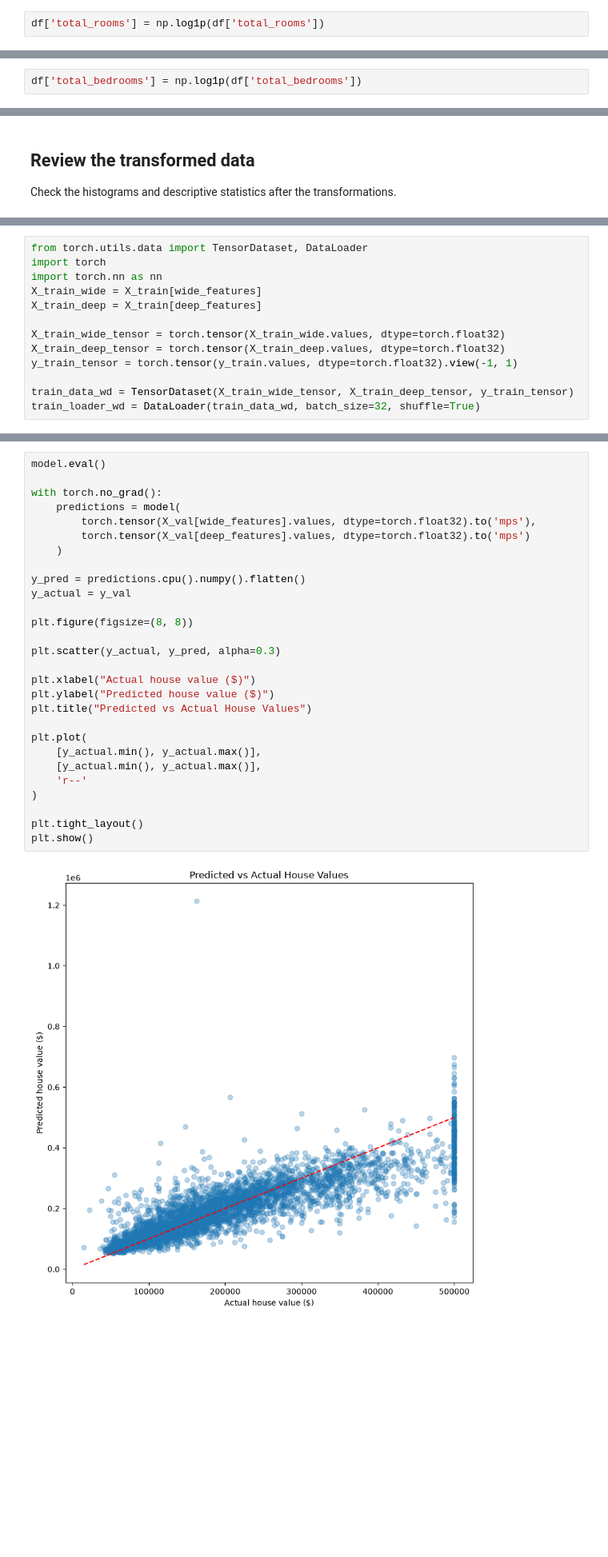
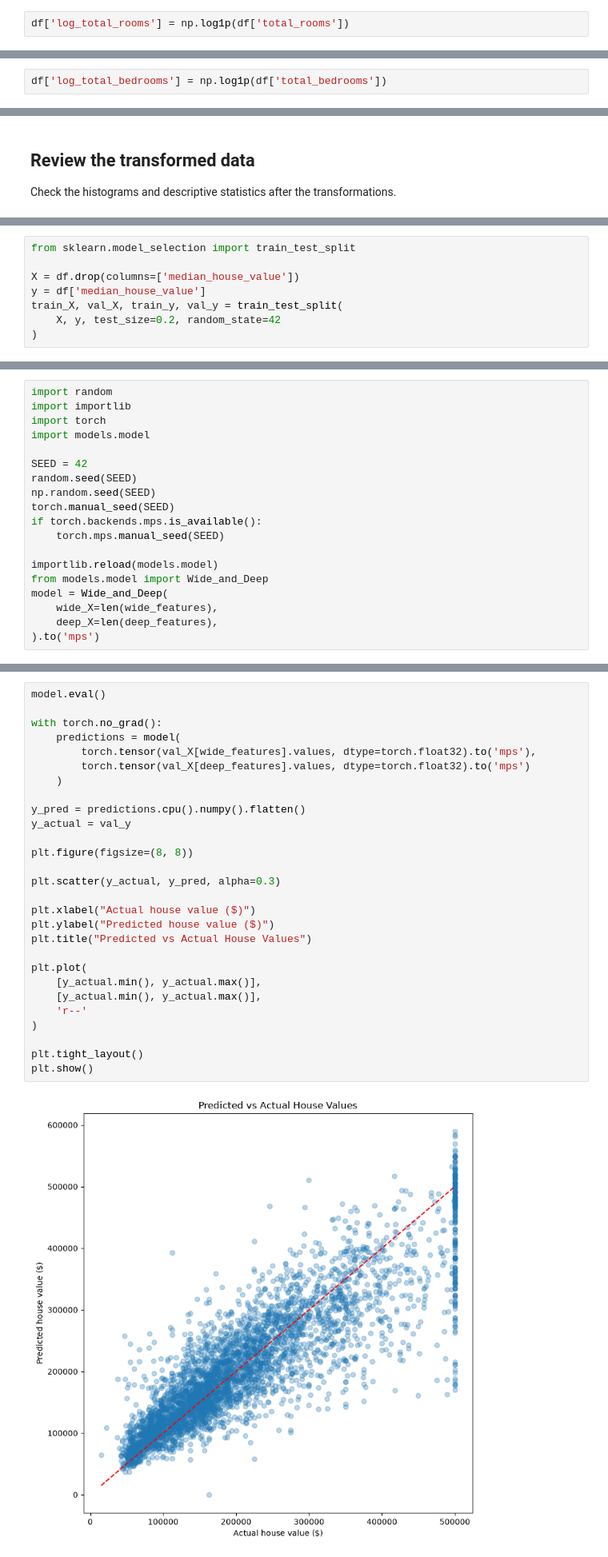
Before and after one commit to skyaax/HousePrediction, a Jupyter notebook: sample.ipynb, the cells around one changed output, grey strips where cells are left out. Shown at 80% size. Cells and saved outputs as stored; diff of their text form; blank space fills up the shorter version.

```diff
--- a/sample.ipynb
+++ b/sample.ipynb
@@ -197,5 +210,5 @@ df['population_per_household'] = (
 
 Apply `log1p`, which calculates `log(1 + x)`, to the room and bedroom counts.
 # %%
-df['total_rooms'] = np.log1p(df['total_rooms'])
+df['log_total_rooms'] = np.log1p(df['total_rooms'])
 # %%
@@ -204,5 +217,5 @@ plt.show()
 # %% [output]
 [figure]
 # %%
-df['total_bedrooms'] = np.log1p(df['total_bedrooms'])
+df['log_total_bedrooms'] = np.log1p(df['total_bedrooms'])
 # %%
@@ -301,3 +327,11 @@ deep_features = [
     'ocean_proximity_NEAR OCEAN'
 ]
+# %%
+from sklearn.model_selection import train_test_split
+
+X = df.drop(columns=['median_house_value'])
+y = df['median_house_value']
+train_X, val_X, train_y, val_y = train_test_split(
+    X, y, test_size=0.2, random_state=42
+)
 # %%
@@ -345,14 +385,20 @@ X_val[numerical_features] = scaler.transform(
 # %%
-from torch.utils.data import TensorDataset, DataLoader
+import random
+import importlib
 import torch
-import torch.nn as nn
-X_train_wide = X_train[wide_features]
-X_train_deep = X_train[deep_features]
+import models.model
 
-X_train_wide_tensor = torch.tensor(X_train_wide.values, dtype=torch.float32)
-X_train_deep_tensor = torch.tensor(X_train_deep.values, dtype=torch.float32)
-y_train_tensor = torch.tensor(y_train.values, dtype=torch.float32).view(-1, 1)
+SEED = 42
+random.seed(SEED)
+np.random.seed(SEED)
+torch.manual_seed(SEED)
+if torch.backends.mps.is_available():
+    torch.mps.manual_seed(SEED)
 
-train_data_wd = TensorDataset(X_train_wide_tensor, X_train_deep_tensor, y_train_tensor)
-train_loader_wd = DataLoader(train_data_wd, batch_size=32, shuffle=True)
+importlib.reload(models.model)
+from models.model import Wide_and_Deep
+model = Wide_and_Deep(
+    wide_X=len(wide_features),
+    deep_X=len(deep_features),
+).to('mps')
 # %%
@@ -425,33 +479,33 @@ Validation MAR: 41602.98
 # %%
 model.eval()
 
 with torch.no_grad():
     predictions = model(
-        torch.tensor(X_val[wide_features].values, dtype=torch.float32).to('mps'),
-        torch.tensor(X_val[deep_features].values, dtype=torch.float32).to('mps')
+        torch.tensor(val_X[wide_features].values, dtype=torch.float32).to('mps'),
+        torch.tensor(val_X[deep_features].values, dtype=torch.float32).to('mps')
     )
 
 y_pred = predictions.cpu().numpy().flatten()
-y_actual = y_val
+y_actual = val_y
 
 plt.figure(figsize=(8, 8))
 
 plt.scatter(y_actual, y_pred, alpha=0.3)
 
 plt.xlabel("Actual house value ($)")
 plt.ylabel("Predicted house value ($)")
 plt.title("Predicted vs Actual House Values")
 
 plt.plot(
     [y_actual.min(), y_actual.max()],
     [y_actual.min(), y_actual.max()],
     'r--'
 )
 
 plt.tight_layout()
 plt.show()
 # %% [output]
-[figure, old version]
+[figure, new version]
 # %% [markdown]
 We see that the model predicts generally good, but there is some big outlier, predicted as 1.2million, while it costs 200k. And as I mentioned earlier 500k limitation makes a model to predict wrong values
 # %%
```
Also changed, not shown: parts of 24 cells of this notebook.
